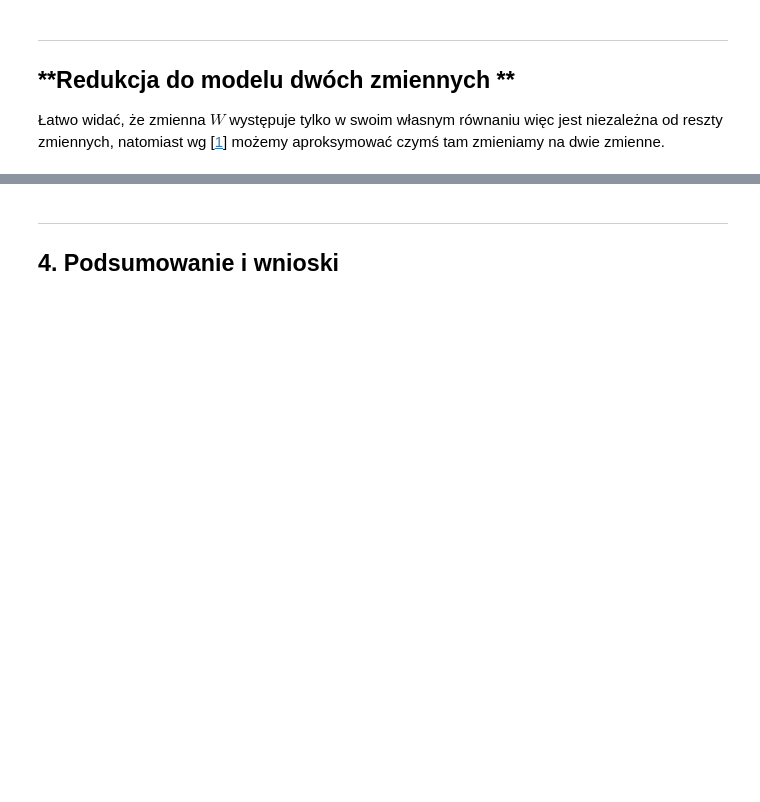
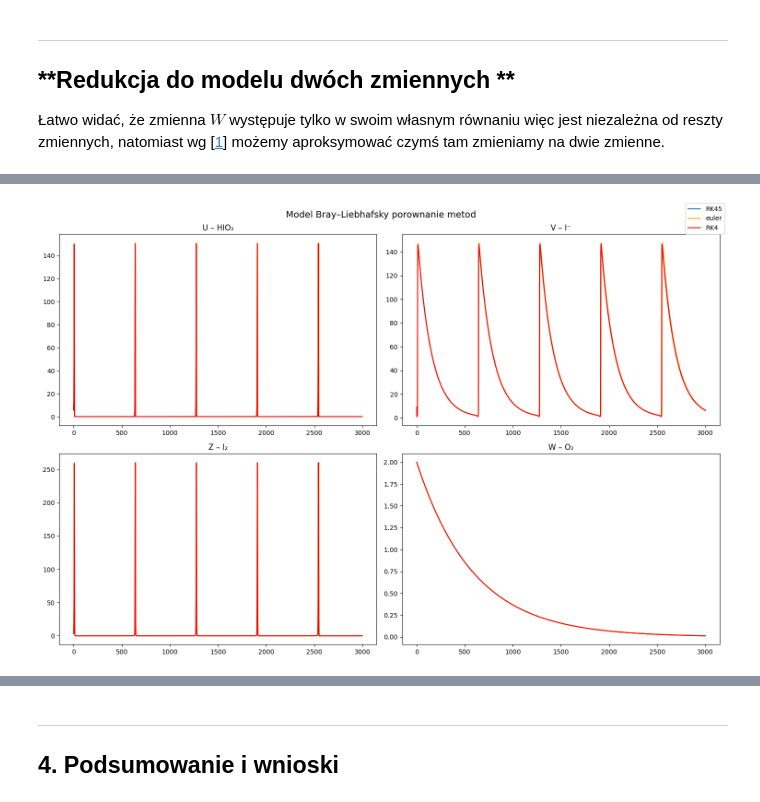
Before and after one commit to Karol-Garbaczewski/Kinetyka-Chemiczna---reakcja-Braya-Liebhafski-ego, a Jupyter notebook: main.ipynb, the cells around one changed output, grey strips where cells are left out. Drawn from its saved outputs; the diff is of its cells as text; code cells hidden in the pictures; blank space fills up the shorter version.

```diff
--- a/main.ipynb
+++ b/main.ipynb
@@ -321,0 +448,4 @@ W tej części pokażemy jak różnią się rozwiązania równań w zależności
+# %%
+bl_model_comparssion(U0, V0, Z0, W0, R1, R2, R3, R4, R5, R6, R7, step=0.014, t_max=3000)
+# %% [output]
+[figure, added]
```
Also changed, not shown: parts of 12 cells of this notebook.
